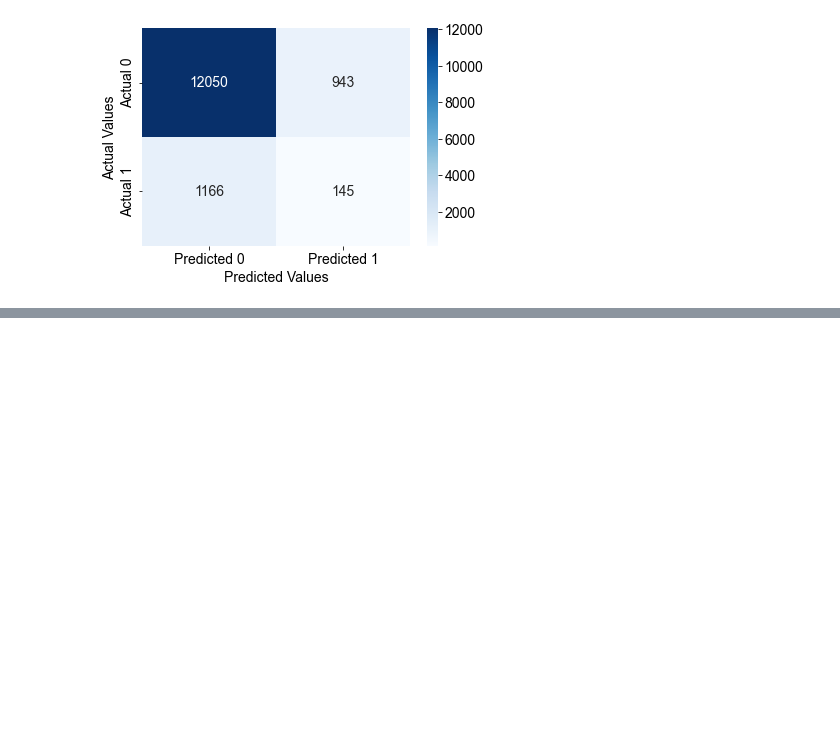
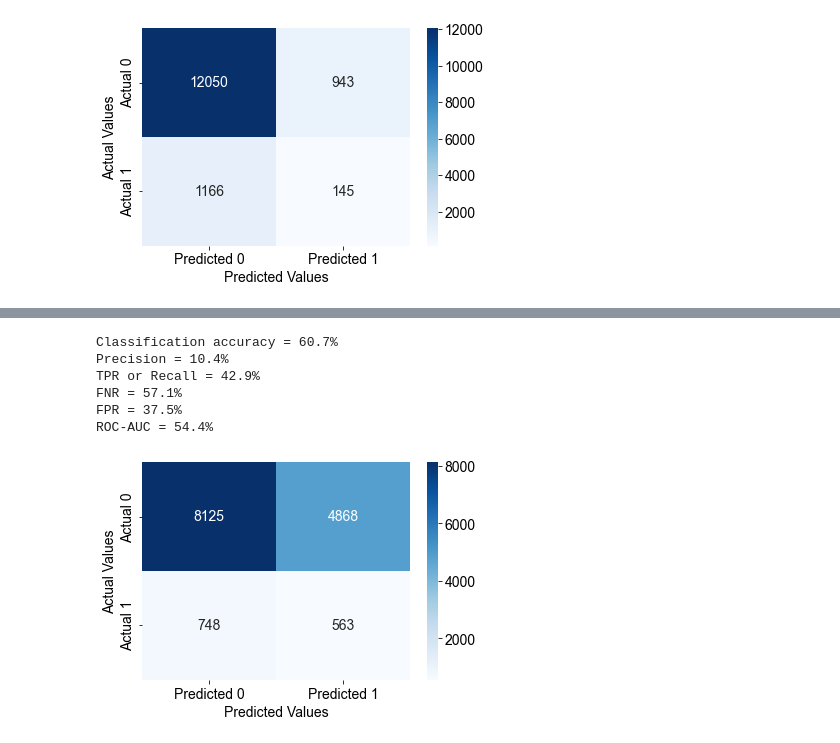
Before and after one commit to AnastasiaKWei/Saturn, a Jupyter notebook: cutoffs.ipynb, the cells around one changed output, grey strips where cells are left out. Saved outputs shown, nothing was run; the diff lists cells and outputs as text; code cells hidden in the pictures; blank space fills up the shorter version.

```diff
--- a/cutoffs.ipynb
+++ b/cutoffs.ipynb
@@ -245,0 +295,10 @@ ROC-AUC = 54.4%
+# %%
+confusion_matrix_data(test_dummy,test_dummy.readmitted, model_5, 0.5043577529636262)
+# %% [output]
+Classification accuracy = 60.7%
+Precision = 10.4%
+TPR or Recall = 42.9%
+FNR = 57.1%
+FPR = 37.5%
+ROC-AUC = 54.4%
+[figure, added]
```
Also changed, not shown: parts of 3 cells of this notebook, 7 other files.
